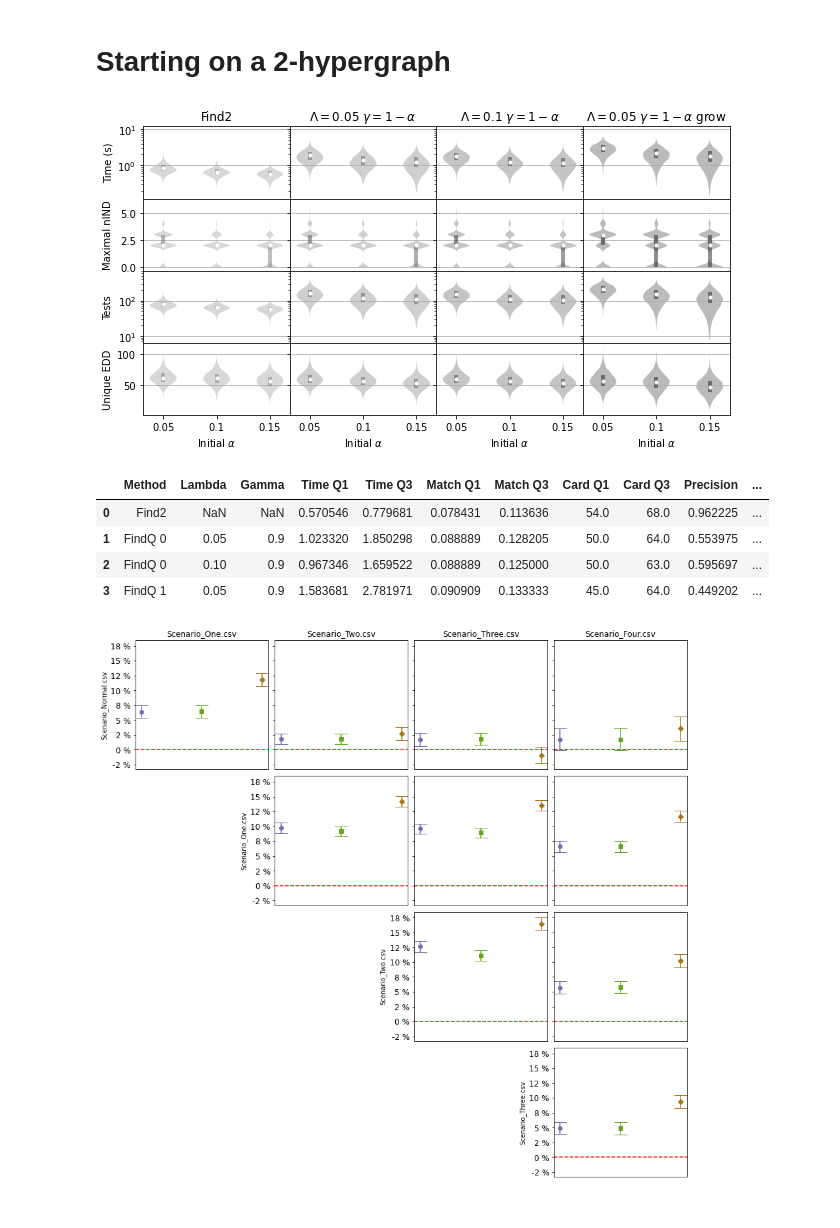
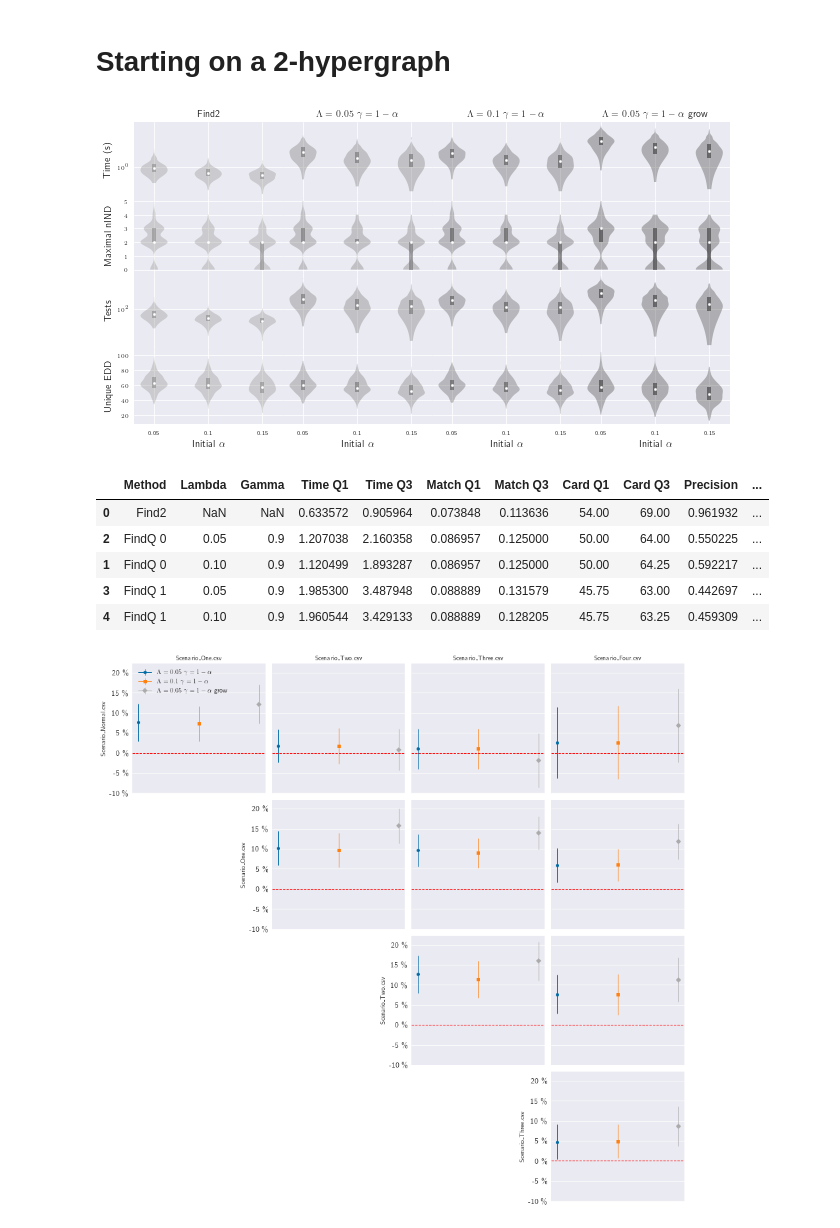
Before and after one commit to ayllon/MatchBox, a Jupyter notebook: notebooks/results-kaggle-aircraft-fuel.ipynb, the cells around one changed output. Cells and saved outputs as stored; diff of their text form; code cells hidden in the pictures.

```diff
--- a/notebooks/results-kaggle-aircraft-fuel.ipynb
+++ b/notebooks/results-kaggle-aircraft-fuel.ipynb
@@ -6,10 +6,21 @@ from matplotlib import cm
 import itertools
 import numpy as np
 
-%load_ext autoreload
-%autoreload 2
-
 from results import load_results, general_stats, pretty_highest_ind
 import plot
 
-plt.rcParams['figure.figsize'] = (12, 6)
+plt.style.use('seaborn')
+plt.style.use('seaborn-paper')
+plt.style.use('tableau-colorblind10')
+plt.rcParams.update({
+    'figure.figsize': (4.8, 3),
+    'text.usetex': True,
+    'font.size': 10,
+    'ytick.labelsize': 6,
+    'xtick.labelsize': 6,
+    'axes.labelsize': 10,
+    'legend.fontsize': 10,
+    'lines.markersize': 5,
+    'lines.linewidth': 1,
+    'errorbar.capsize': 2
+})
@@ -19,24 +27,25 @@ The autoreload extension is already loaded. To reload it, use:
 # %% [markdown]
 # Starting on a 2-hypergraph
 # %%
-h2_run_ids = ['aircraft_fuel_20210913']
+h2_run_ids = ['aircraft_fuel_20211004']
 h2_find2, h2_findq, ind_find2, ind_findq = load_results(h2_run_ids, return_inds=True)
 findq_subset = [(0.05, 1.00, 0), (0.10, 1.00, 0), (0.05, 1.00, 1)]
 # %%
 fig = plot.plot_comparison(h2_find2, h2_findq, findq_subset)
 # %% [output]
-[figure, old version]
+[figure, new version]
 # %%
 #fig.savefig('/home/aalvarez/Downloads/aircraft.pdf')
 # %%
-h2_stats = general_stats(h2_find2, h2_findq, findq_subset)
+h2_stats = general_stats(h2_find2, h2_findq)
 h2_stats
 # %% [output]
 |  | Method | Lambda | Gamma | Time Q1 | Time Q3 | Match Q1 | Match Q3 | Card Q1 | Card Q3 | Precision | ... |
-| 0 | Find2 | NaN | NaN | 0.570546 | 0.779681 | 0.078431 | 0.113636 | 54.0 | 68.0 | 0.962225 | ... |
-| 1 | FindQ 0 | 0.05 | 0.9 | 1.023320 | 1.850298 | 0.088889 | 0.128205 | 50.0 | 64.0 | 0.553975 | ... |
-| 2 | FindQ 0 | 0.10 | 0.9 | 0.967346 | 1.659522 | 0.088889 | 0.125000 | 50.0 | 63.0 | 0.595697 | ... |
-| 3 | FindQ 1 | 0.05 | 0.9 | 1.583681 | 2.781971 | 0.090909 | 0.133333 | 45.0 | 64.0 | 0.449202 | ... |
+| 0 | Find2 | NaN | NaN | 0.633572 | 0.905964 | 0.073848 | 0.113636 | 54.00 | 69.00 | 0.961932 | ... |
+| 2 | FindQ 0 | 0.05 | 0.9 | 1.207038 | 2.160358 | 0.086957 | 0.125000 | 50.00 | 64.00 | 0.550225 | ... |
+| 1 | FindQ 0 | 0.10 | 0.9 | 1.120499 | 1.893287 | 0.086957 | 0.125000 | 50.00 | 64.25 | 0.592217 | ... |
+| 3 | FindQ 1 | 0.05 | 0.9 | 1.985300 | 3.487948 | 0.088889 | 0.131579 | 45.75 | 63.00 | 0.442697 | ... |
+| 4 | FindQ 1 | 0.10 | 0.9 | 1.960544 | 3.429133 | 0.088889 | 0.128205 | 45.75 | 63.25 | 0.459309 | ... |
 # %%
 files = [
     'Scenario_Normal.csv',
@@ -51,39 +58,40 @@ sm = cm.ScalarMappable(cmap='Dark2', norm=plt.Normalize(vmin=0, vmax=len(findq_s
 # %%
+cycler = plot.StyleCycler(['o', 's', 'D', '*'], ['--'],  plt.rcParams['axes.prop_cycle'])
 f2mask = h2_find2['bootstrap_alpha'] == initial_alpha
 f2 = h2_find2[f2mask]
 
 fig = plt.figure(figsize=(15, 15))
 grid = gridspec.GridSpec(nrows=len(files)-1, ncols=len(files)-1, hspace=0.05, wspace=0.05)
 
 ax = None
 for i, fa in enumerate(files):
     for j, fb in enumerate(files[i+1:], start=i):
         ax = fig.add_subplot(grid[i, j], sharey=ax)
         if i == 0:
-            ax.set_title(fb)
+            ax.set_title(fb.replace('_', '\\_'))
         if j == i:
-            ax.set_ylabel(fa)
+            ax.set_ylabel(fa.replace('_', '\\_'))
         else:
             plt.setp(ax.get_yticklabels(), visible=False)
 
         column = f'max_{fa}_{fb}'
         if column not in f2:
             column = f'max_{fb}_{fa}'
         ref_ind = f2[column]
 
         fqmask = dict()
         for k in findq_subset:
             fqmask[k] = h2_findq[k]['bootstrap_alpha'] == initial_alpha
 
-        markers = itertools.cycle(['o', 's', 'D', '*'])
-        for fqi, key in enumerate(findq_subset, start=1):
-            marker = next(markers)
+        for (fqi, key), (marker, _, color) in zip(enumerate(findq_subset, start=1), cycler):
             fqdf = h2_findq[key][fqmask[key]]
             v = fqdf[column]
-            label = plot.readable_key(*key)
-            plot.plot_confidence(ax, fqi, v, sm, ref=ref_ind, label=label, marker=marker)
+            label = plot.readable_key(*key).replace('_', '\\_')
+            plot.plot_confidence(ax, fqi, v, ref=ref_ind, label=label, marker=marker, color=color)
 
         ax.axhline(0, linestyle='--', c='red')
+        if i == j and i == 0:
+            ax.legend()
 # %% [output]
-[figure, old version]
+[figure, new version]
 # %%
```
Also changed, not shown: parts of 7 cells of this notebook, 47 other files.
